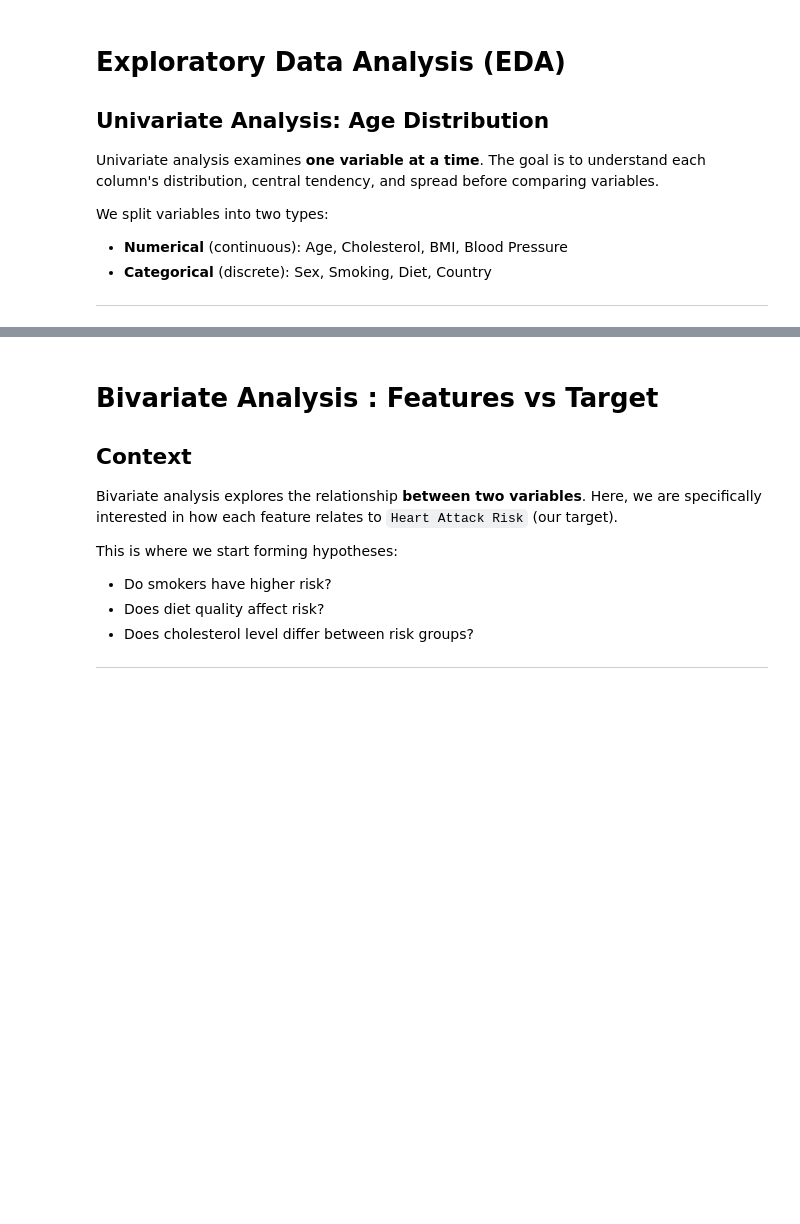
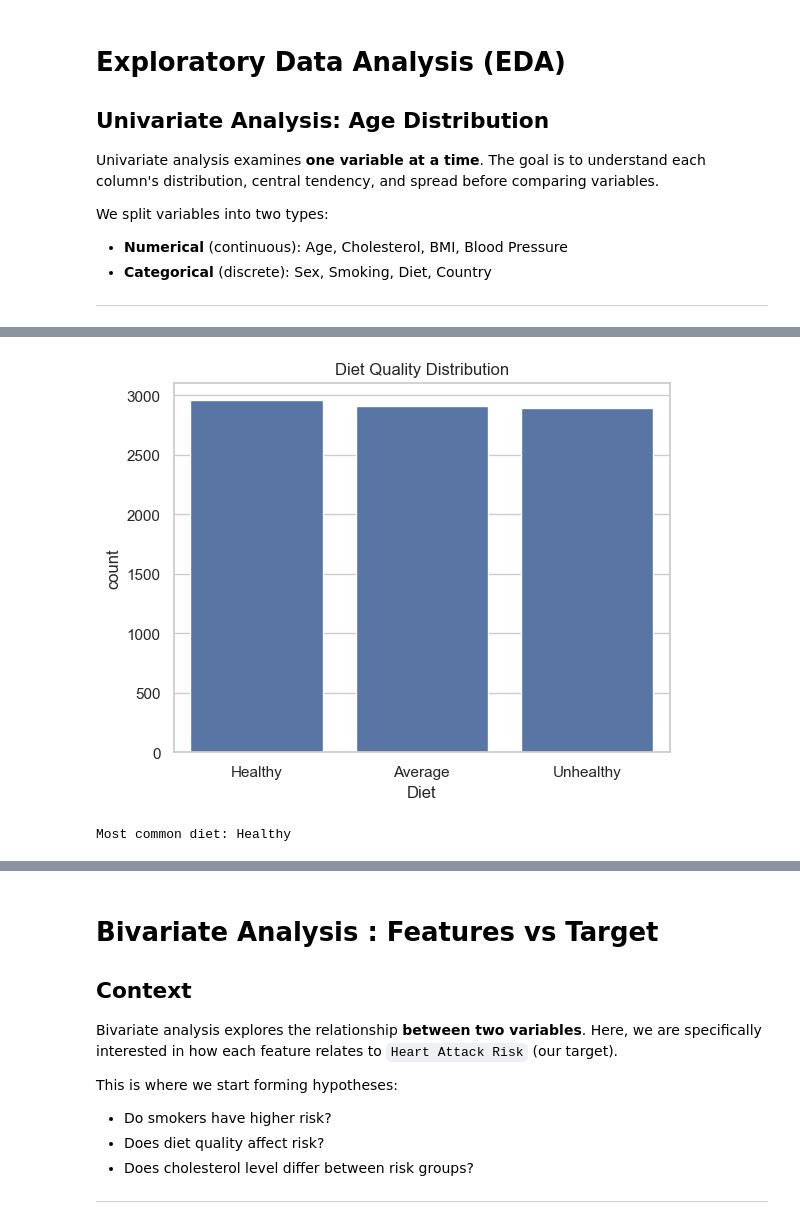
Before and after one commit to ManishJoc14/Fusemachines, a Jupyter notebook: week1 - datawrangling/Wk_1_Data_Wrangling_HeartAttack.ipynb, the cells around one changed output, grey strips where cells are left out. Cells and saved outputs as stored; diff of their text form; code cells hidden in the pictures; blank space fills up the shorter version.

```diff
--- a/week1 - datawrangling/Wk_1_Data_Wrangling_HeartAttack.ipynb
+++ b/week1 - datawrangling/Wk_1_Data_Wrangling_HeartAttack.ipynb
@@ -302,3 +624,14 @@ Imbalanced categories (e.g., 90% male patients) can introduce bias into analyses
 # %%
-# Your code here
+# 2. Diet Quality (from lifestyle)
+sns.countplot(data=lifestyle, x='Diet', order=lifestyle['Diet'].value_counts().index)
+
+plt.title('Diet Quality Distribution')
+plt.show()
+
+# Most common diet category
+most_common_diet = full_df['Diet'].value_counts().idxmax()
+print(f"Most common diet: {most_common_diet}")
+# %% [output]
+[figure, added]
+Most common diet: Healthy
 # %%
```
Also changed, not shown: parts of 47 cells of this notebook, 4 other files.
